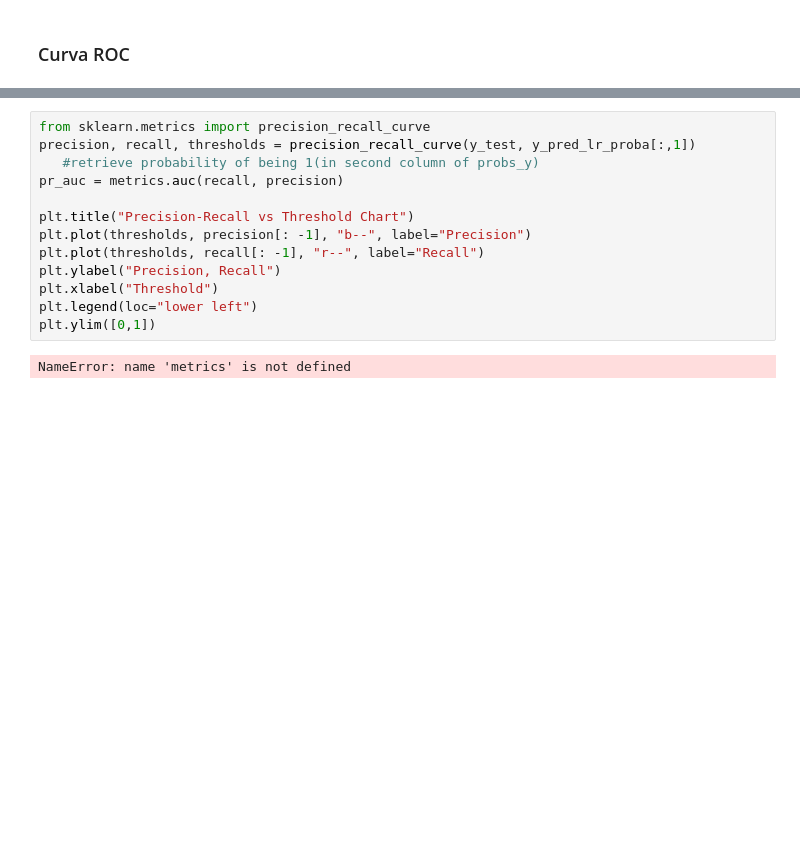
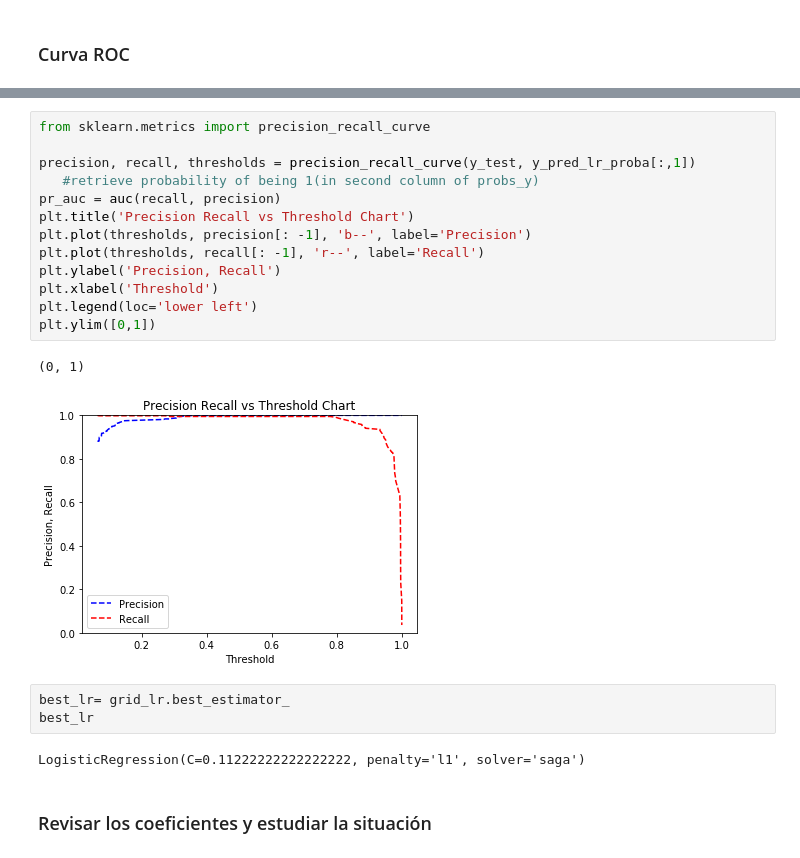
Before and after one commit to Hacho55/DataScience_D3, a Jupyter notebook: Notebooks/Modelado_Mushrooms.ipynb, the cells around one changed output, grey strips where cells are left out. Cells and saved outputs as stored; diff of their text form; blank space fills up the shorter version.

```diff
--- a/Notebooks/Modelado_Mushrooms.ipynb
+++ b/Notebooks/Modelado_Mushrooms.ipynb
@@ -340,15 +313,23 @@ AUC= 0.9850151664032126
 # %%
 from sklearn.metrics import precision_recall_curve
+
 precision, recall, thresholds = precision_recall_curve(y_test, y_pred_lr_proba[:,1])
    #retrieve probability of being 1(in second column of probs_y)
-pr_auc = metrics.auc(recall, precision)
-
-plt.title("Precision-Recall vs Threshold Chart")
-plt.plot(thresholds, precision[: -1], "b--", label="Precision")
-plt.plot(thresholds, recall[: -1], "r--", label="Recall")
-plt.ylabel("Precision, Recall")
-plt.xlabel("Threshold")
-plt.legend(loc="lower left")
+pr_auc = auc(recall, precision)
+plt.title('Precision Recall vs Threshold Chart')
+plt.plot(thresholds, precision[: -1], 'b--', label='Precision')
+plt.plot(thresholds, recall[: -1], 'r--', label='Recall')
+plt.ylabel('Precision, Recall')
+plt.xlabel('Threshold')
+plt.legend(loc='lower left')
 plt.ylim([0,1])
 # %% [output]
-NameError: name 'metrics' is not defined
+(0, 1)
+[figure, added]
+# %%
+best_lr= grid_lr.best_estimator_
+best_lr
+# %% [output]
+LogisticRegression(C=0.11222222222222222, penalty='l1', solver='saga')
+# %% [markdown]
+### Revisar los coeficientes y estudiar la situación
```
Also changed, not shown: parts of 43 cells of this notebook, 2 other files.
